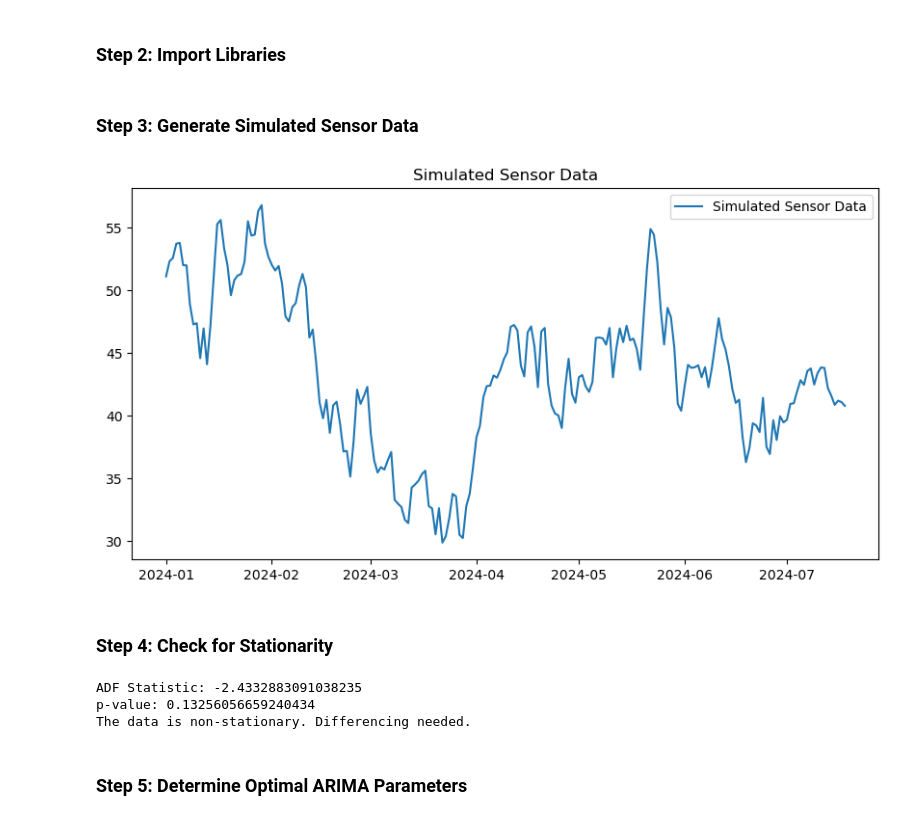
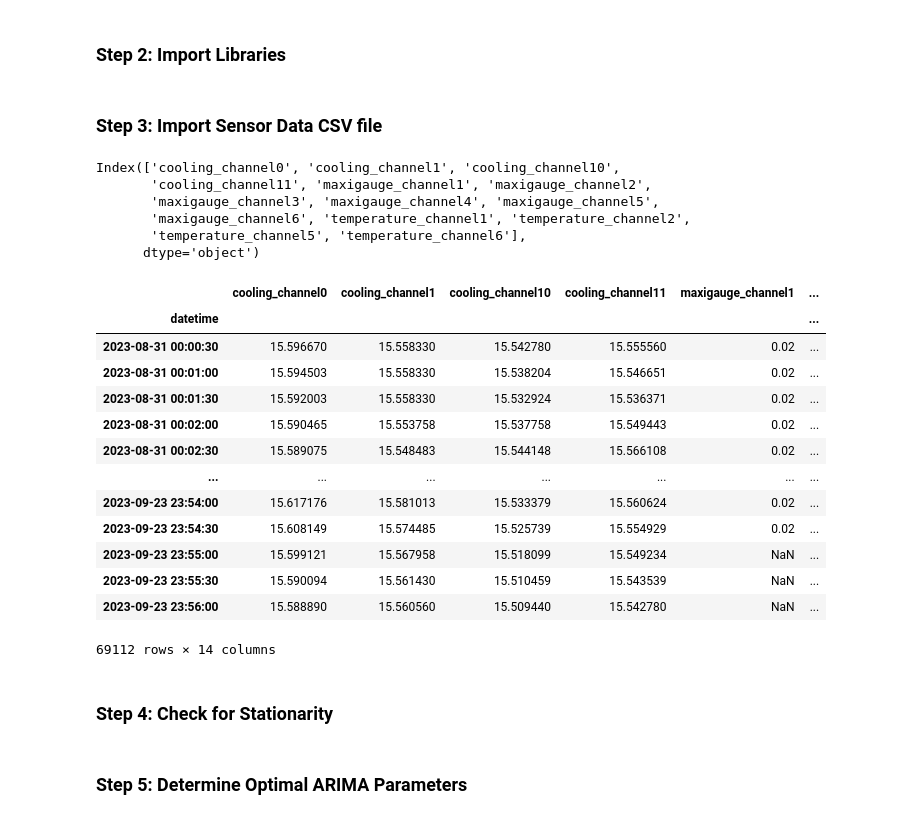
Before and after one commit to capstone-2420-0024/Intelligent-Hybrid-Quantum-Classical-Computing-Resource-Management-System, a Jupyter notebook: Simulation for sensor data/ARIMA_Simulator.ipynb, the cells around one changed output. Saved outputs shown, nothing was run; the diff lists cells and outputs as text; code cells hidden in the pictures.

```diff
--- a/Simulation for sensor data/ARIMA_Simulator.ipynb
+++ b/Simulation for sensor data/ARIMA_Simulator.ipynb
@@ -35,19 +46,35 @@ from pmdarima import auto_arima
 # %% [markdown]
-### **Step 3: Generate Simulated Sensor Data**
+### **Step 3: Import Sensor Data CSV file**
-# %%
-# Generate time-series data
-date_rng = pd.date_range(start='2024-01-01', periods=200, freq='D')
-sensor_values = np.cumsum(np.random.randn(200) * 2) + 50  # Simulated sensor readings
-
-# Create DataFrame
-df = pd.DataFrame({'timestamp': date_rng, 'sensor_value': sensor_values})
-df.set_index('timestamp', inplace=True)
-
-# Plot data
-plt.figure(figsize=(10,5))
-plt.plot(df, label="Simulated Sensor Data")
-plt.title("Simulated Sensor Data")
-plt.legend()
-plt.show()
-# %% [output]
-[figure, removed]
+# %%
+# Replace "sensor_data.csv" with your actual dataset file
+df = pd.read_csv("../databases/processed_data/cd230831.csv")
+
+# Convert 'datetime' column to pandas datetime format and set as index
+df['datetime'] = pd.to_datetime(df['datetime'])
+df.set_index('datetime', inplace=True)
+# %%
+print(df.columns)
+# %% [output]
+Index(['cooling_channel0', 'cooling_channel1', 'cooling_channel10',
+       'cooling_channel11', 'maxigauge_channel1', 'maxigauge_channel2',
+       'maxigauge_channel3', 'maxigauge_channel4', 'maxigauge_channel5',
+       'maxigauge_channel6', 'temperature_channel1', 'temperature_channel2',
+       'temperature_channel5', 'temperature_channel6'],
+      dtype='object')
+# %%
+df
+# %% [output]
+|  | cooling_channel0 | cooling_channel1 | cooling_channel10 | cooling_channel11 | maxigauge_channel1 | ... |
+| datetime |  |  |  |  |  | ... |
+| 2023-08-31 00:00:30 | 15.596670 | 15.558330 | 15.542780 | 15.555560 | 0.02 | ... |
+| 2023-08-31 00:01:00 | 15.594503 | 15.558330 | 15.538204 | 15.546651 | 0.02 | ... |
+| 2023-08-31 00:01:30 | 15.592003 | 15.558330 | 15.532924 | 15.536371 | 0.02 | ... |
+| 2023-08-31 00:02:00 | 15.590465 | 15.553758 | 15.537758 | 15.549443 | 0.02 | ... |
+| 2023-08-31 00:02:30 | 15.589075 | 15.548483 | 15.544148 | 15.566108 | 0.02 | ... |
+| ... | ... | ... | ... | ... | ... | ... |
+| 2023-09-23 23:54:00 | 15.617176 | 15.581013 | 15.533379 | 15.560624 | 0.02 | ... |
+| 2023-09-23 23:54:30 | 15.608149 | 15.574485 | 15.525739 | 15.554929 | 0.02 | ... |
+| 2023-09-23 23:55:00 | 15.599121 | 15.567958 | 15.518099 | 15.549234 | NaN | ... |
+| 2023-09-23 23:55:30 | 15.590094 | 15.561430 | 15.510459 | 15.543539 | NaN | ... |
+| 2023-09-23 23:56:00 | 15.588890 | 15.560560 | 15.509440 | 15.542780 | NaN | ... |
+69112 rows × 14 columns
@@ -54,19 +84,2 @@ plt.show()
 # %% [markdown]
 ### **Step 4: Check for Stationarity**
-# %%
-from statsmodels.tsa.stattools import adfuller
-
-def check_stationarity(timeseries):
-    result = adfuller(timeseries.dropna())
-    print("ADF Statistic:", result[0])
-    print("p-value:", result[1])
-    if result[1] > 0.05:
-        print("The data is non-stationary. Differencing needed.")
-    else:
-        print("The data is stationary.")
-
-check_stationarity(df['sensor_value'])
-# %% [output]
-ADF Statistic: -2.4332883091038235
-p-value: 0.13256056659240434
-The data is non-stationary. Differencing needed.
```
Also changed, not shown: parts of 22 cells of this notebook.
